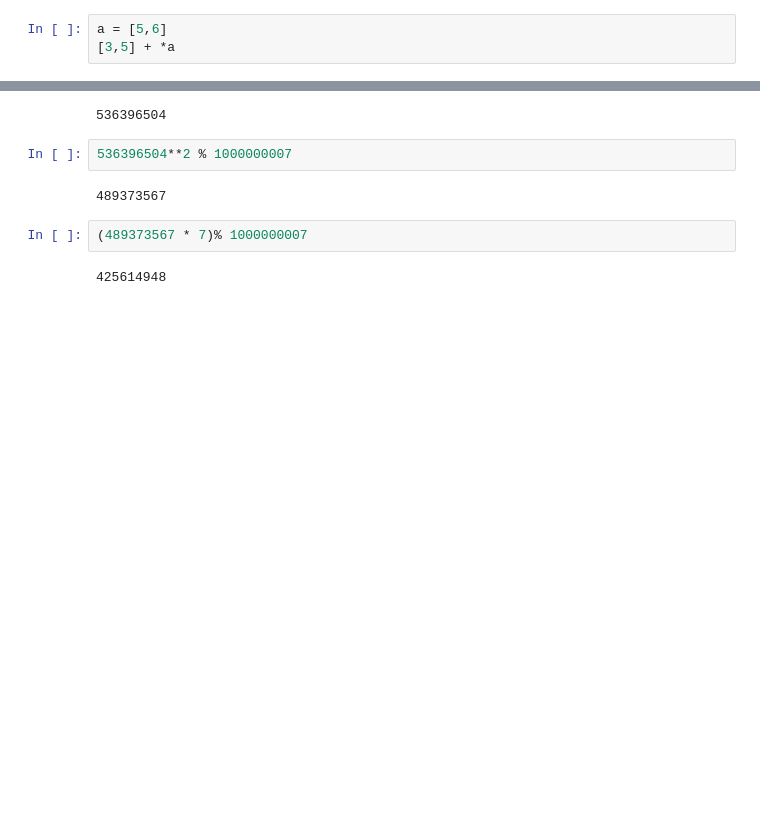
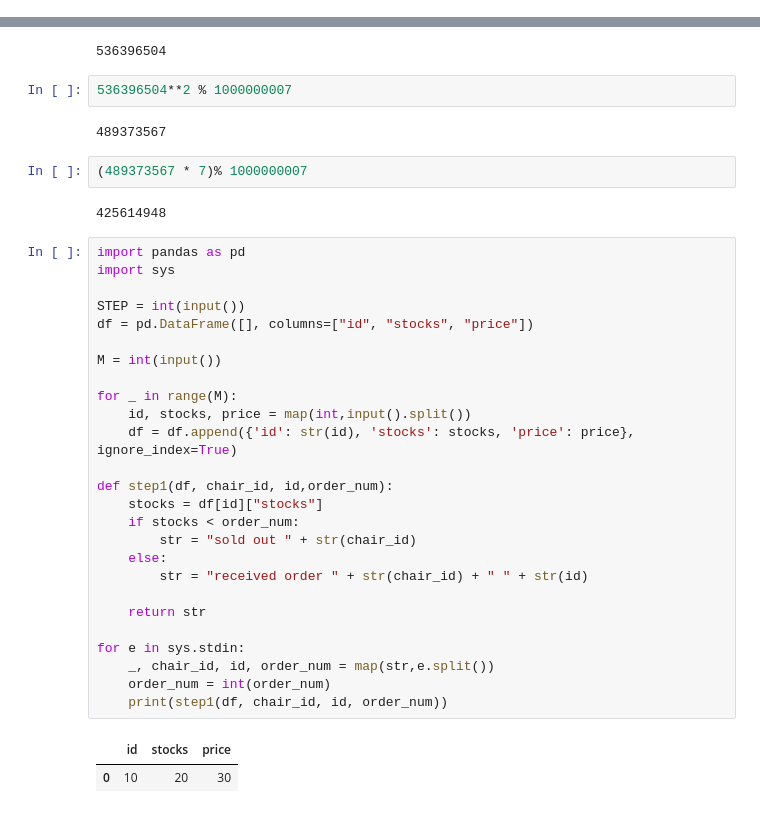
Before and after one commit to sojiro-o/algorithms-and-datastructures, a Jupyter notebook: kprp_log.ipynb, the cells around one changed output, grey strips where cells are left out. Saved outputs shown, nothing was run; the diff lists cells and outputs as text; blank space fills up the shorter version.

```diff
--- a/kprp_log.ipynb
+++ b/kprp_log.ipynb
@@ -977,6 +977,3 @@ for gyo in range(5001):
         ans = max(ans, grid[gyo+K][retu+K] - grid[gyo][retu+K] - grid[gyo+K][retu] +grid[gyo][retu])
 
 print(ans)
-# %%
-a = [5,6]
-[3,5] + *a
@@ -1026,3 +1025,32 @@ print(ans)
 (489373567 * 7)% 1000000007
 # %% [output]
 425614948
+# %%
+import pandas as pd
+import sys
+
+STEP = int(input())
+df = pd.DataFrame([], columns=["id", "stocks", "price"])
+
+M = int(input())
+
+for _ in range(M):
+    id, stocks, price = map(int,input().split())
+    df = df.append({'id': str(id), 'stocks': stocks, 'price': price}, ignore_index=True)
+
+def step1(df, chair_id, id,order_num):
+    stocks = df[id]["stocks"]
+    if stocks < order_num:
+        str = "sold out " + str(chair_id)
+    else:
+        str = "received order " + str(chair_id) + " " + str(id)
+
+    return str
+
+for e in sys.stdin:
+    _, chair_id, id, order_num = map(str,e.split())
+    order_num = int(order_num)
+    print(step1(df, chair_id, id, order_num))
+# %% [output]
+|  | id | stocks | price |
+| 0 | 10 | 20 | 30 |
```
Also changed, not shown: parts of 30 cells of this notebook, 14 other files.
